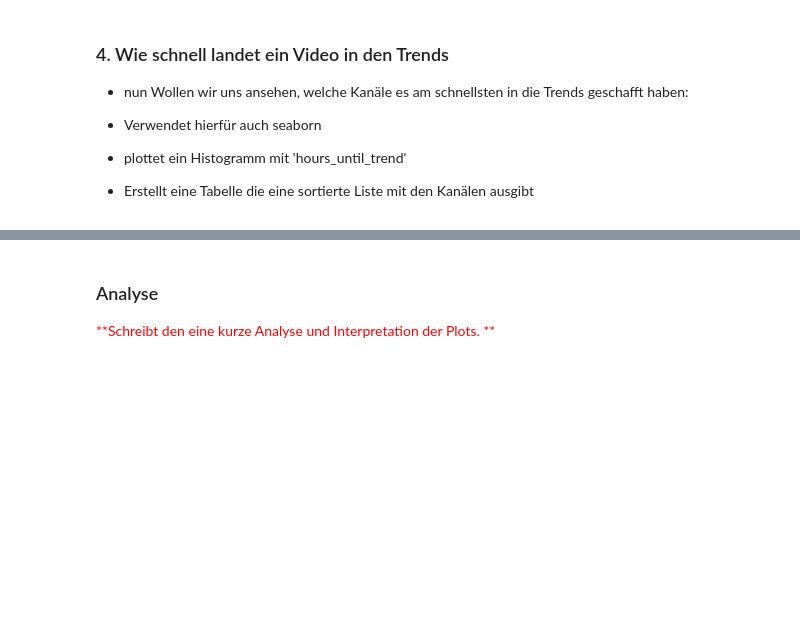
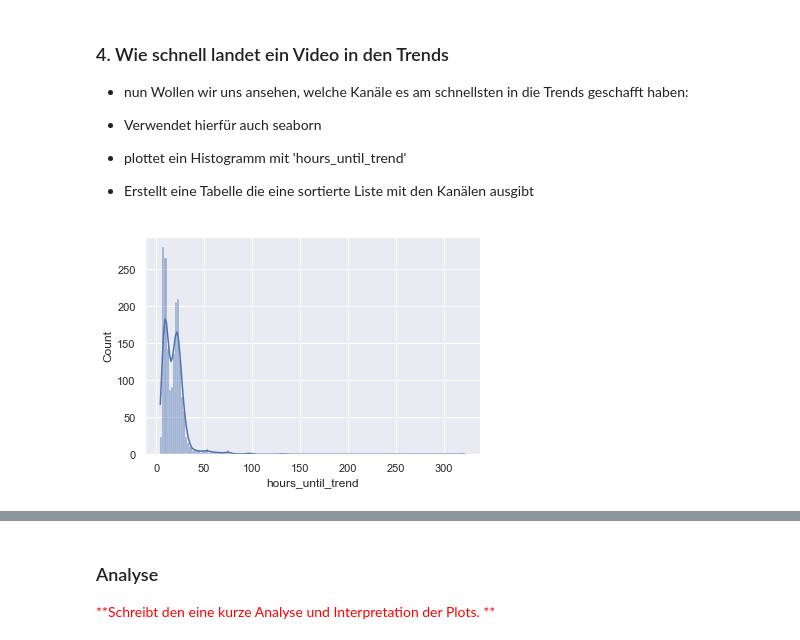
Before and after one commit to CmdLari/Data-Science-Praktikum, a Jupyter notebook: 01_Datenanalyse_Aufgaben.ipynb, the cells around one changed output, grey strips where cells are left out. Drawn from its saved outputs; the diff is of its cells as text; code cells hidden in the pictures; blank space fills up the shorter version.

```diff
--- a/01_Datenanalyse_Aufgaben.ipynb
+++ b/01_Datenanalyse_Aufgaben.ipynb
@@ -577,5 +574,29 @@ Geht bitte wie folgt vor:
 - Erstellt eine Tabelle die eine sortierte Liste mit den Kanälen ausgibt
 # %%
 ### hier sollte euer Code stehen
+
+# Daten vorbereiten:
+gaming_data.hours_until_trend.min()
+
+intervalgrenzen=range(np.floor(gaming_data.hours_until_trend.min()).astype(int),
+                      np.ceil(gaming_data.hours_until_trend.max()).astype(int)+10,
+                      10)
+#print(intervalgrenzen)
+
+gaming_data['hours_until_trend_class'] = pd.cut(gaming_data.hours_until_trend,intervalgrenzen)
+
+
+gamingTrendClasses=pd.DataFrame(gaming_data.groupby('hours_until_trend_class').count())
+gamingTrendClasses
+
+#hoursUntilTrend
+
+# Daten Plotten
+ax=sns.histplot(data=gaming_data,x="hours_until_trend",kde=True)
+#ax.set(xlabel="Anzahl Views (cleaned)",ylabel="Häufigkeit",title="Geiler Scheiß!")
+#ax.ticklabel_format(axis='x',style='plain')
+#plt.show()
+# %% [output]
+[figure, added]
 # %%
 ### hier nichts ausführen, sonst verschwindet der Output.
```
Also changed, not shown: parts of 6 cells of this notebook.
